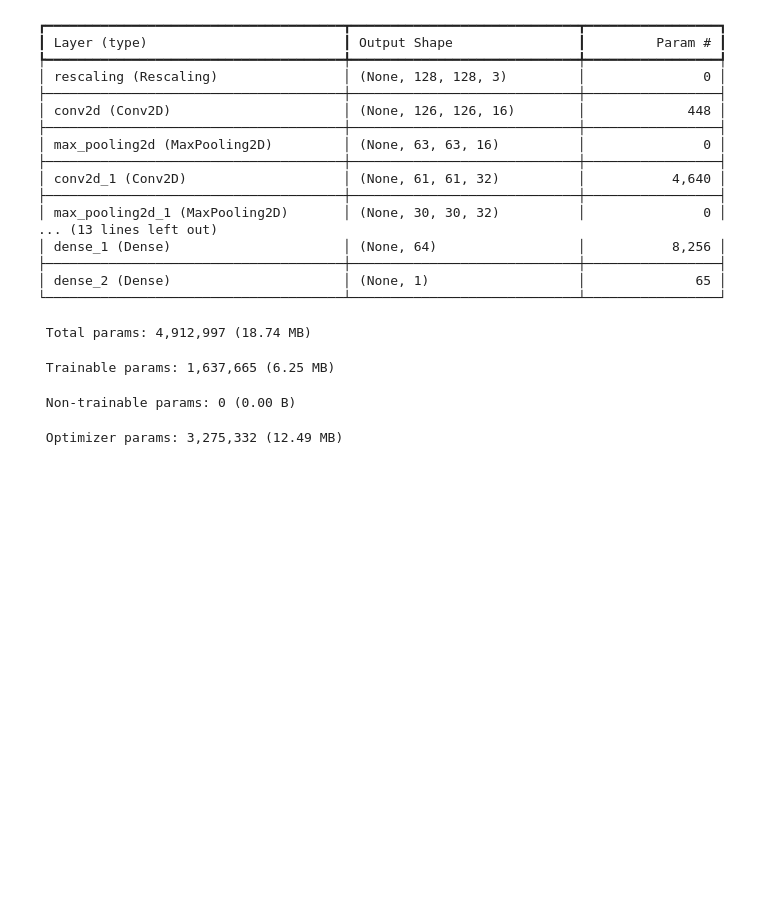
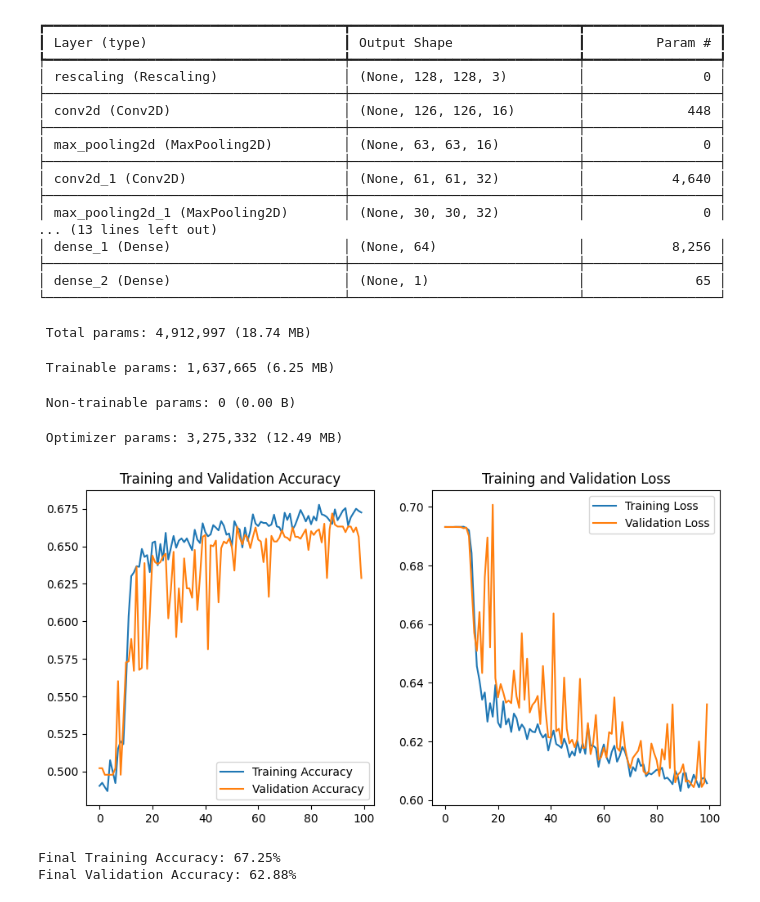
Before and after one commit to nimrashaheen001/Programming_for_AI, a Jupyter notebook: PAIassignment2.ipynb, the cells around one changed output. Cells and saved outputs as stored; diff of their text form; code cells hidden in the pictures; blank space fills up the shorter version.

```diff
--- a/PAIassignment2.ipynb
+++ b/PAIassignment2.ipynb
@@ -177,3 +177,40 @@ Model: "sequential"
  Trainable params: 1,637,665 (6.25 MB)
  Non-trainable params: 0 (0.00 B)
  Optimizer params: 3,275,332 (12.49 MB)
+# %%
+import matplotlib.pyplot as plt
+
+# Extract accuracy and loss values from the training history
+acc = history.history['accuracy']
+val_acc = history.history['val_accuracy']
+loss = history.history['loss']
+val_loss = history.history['val_loss']
+
+# Define the number of epochs
+epochs_range = range(len(acc))
+
+# Plot accuracy graph
+plt.figure(figsize=(10, 5))
+plt.subplot(1, 2, 1)
+plt.plot(epochs_range, acc, label='Training Accuracy')
+plt.plot(epochs_range, val_acc, label='Validation Accuracy')
+plt.legend(loc='lower right')
+plt.title('Training and Validation Accuracy')
+
+# Plot loss graph
+plt.subplot(1, 2, 2)
+plt.plot(epochs_range, loss, label='Training Loss')
+plt.plot(epochs_range, val_loss, label='Validation Loss')
+plt.legend(loc='upper right')
+plt.title('Training and Validation Loss')
+
+# Show the plot
+plt.show()
+
+# Print final training and validation accuracy
+print(f"Final Training Accuracy: {acc[-1]*100:.2f}%")
+print(f"Final Validation Accuracy: {val_acc[-1]*100:.2f}%")
+# %% [output]
+[figure, added]
+Final Training Accuracy: 67.25%
+Final Validation Accuracy: 62.88%
```
